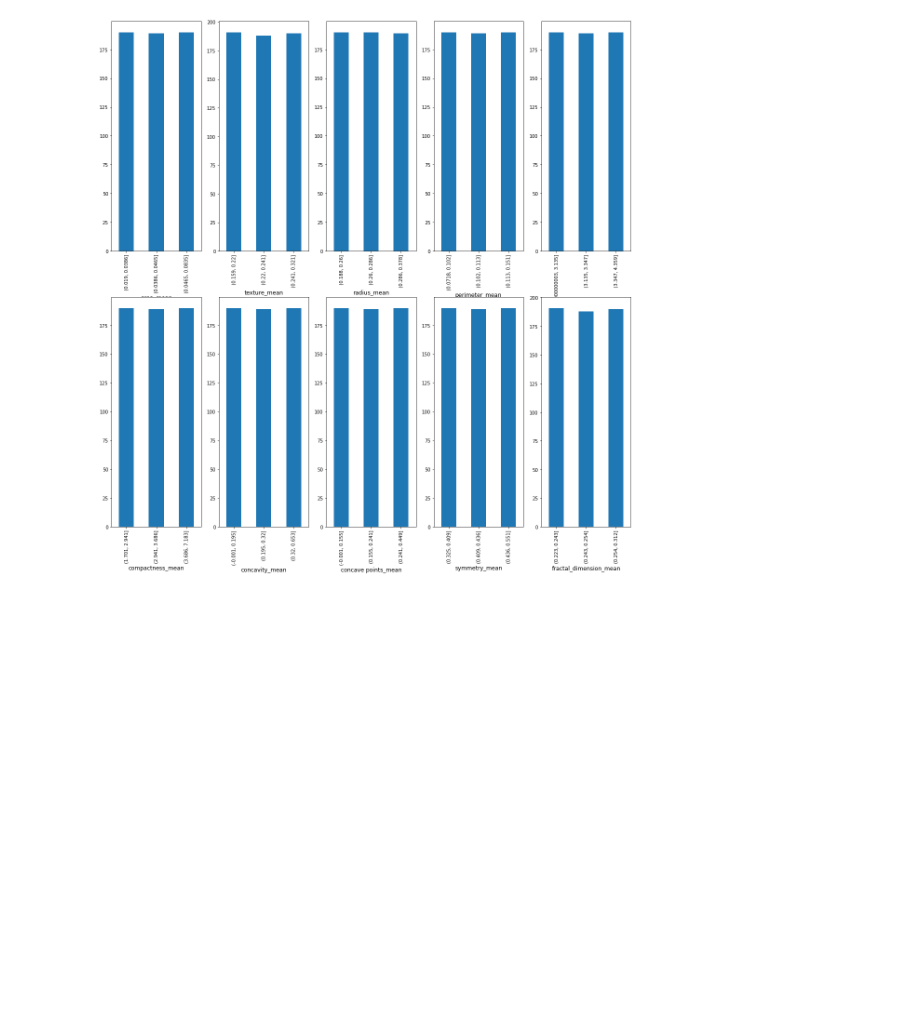
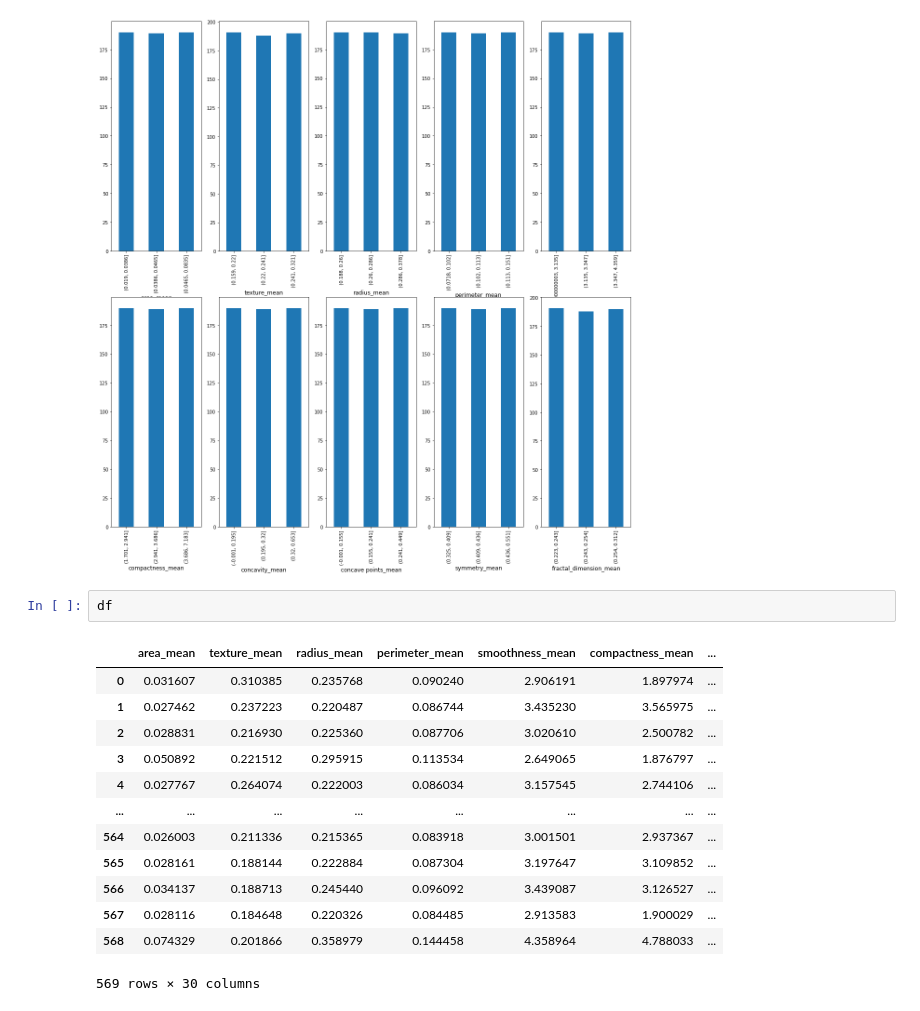
Before and after one commit to AhmadrezaHadi/Data-Mining-Project, a Jupyter notebook: Wisconsin.ipynb, the cells around one changed output. Drawn from its saved outputs; the diff is of its cells as text; blank space fills up the shorter version.

```diff
--- a/Wisconsin.ipynb
+++ b/Wisconsin.ipynb
@@ -215,3 +214,19 @@ for col in columns:
     j+=1
 # %% [output]
 [figure]
+# %%
+df
+# %% [output]
+|  | area_mean | texture_mean | radius_mean | perimeter_mean | smoothness_mean | compactness_mean | ... |
+| 0 | 0.031607 | 0.310385 | 0.235768 | 0.090240 | 2.906191 | 1.897974 | ... |
+| 1 | 0.027462 | 0.237223 | 0.220487 | 0.086744 | 3.435230 | 3.565975 | ... |
+| 2 | 0.028831 | 0.216930 | 0.225360 | 0.087706 | 3.020610 | 2.500782 | ... |
+| 3 | 0.050892 | 0.221512 | 0.295915 | 0.113534 | 2.649065 | 1.876797 | ... |
+| 4 | 0.027767 | 0.264074 | 0.222003 | 0.086034 | 3.157545 | 2.744106 | ... |
+| ... | ... | ... | ... | ... | ... | ... | ... |
+| 564 | 0.026003 | 0.211336 | 0.215365 | 0.083918 | 3.001501 | 2.937367 | ... |
+| 565 | 0.028161 | 0.188144 | 0.222884 | 0.087304 | 3.197647 | 3.109852 | ... |
+| 566 | 0.034137 | 0.188713 | 0.245440 | 0.096092 | 3.439087 | 3.126527 | ... |
+| 567 | 0.028116 | 0.184648 | 0.220326 | 0.084485 | 2.913583 | 1.900029 | ... |
+| 568 | 0.074329 | 0.201866 | 0.358979 | 0.144458 | 4.358964 | 4.788033 | ... |
+569 rows × 30 columns
```
Also changed, not shown: parts of 4 cells of this notebook.
